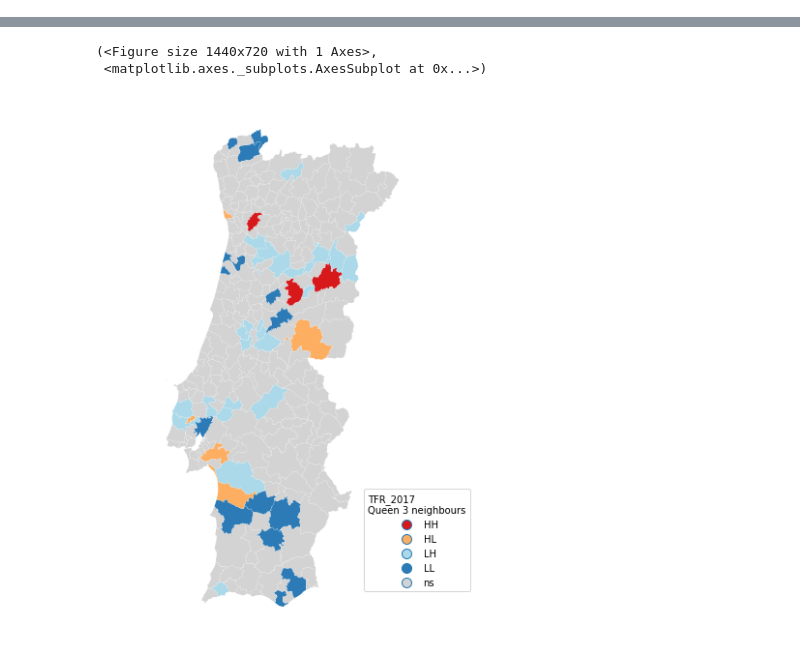
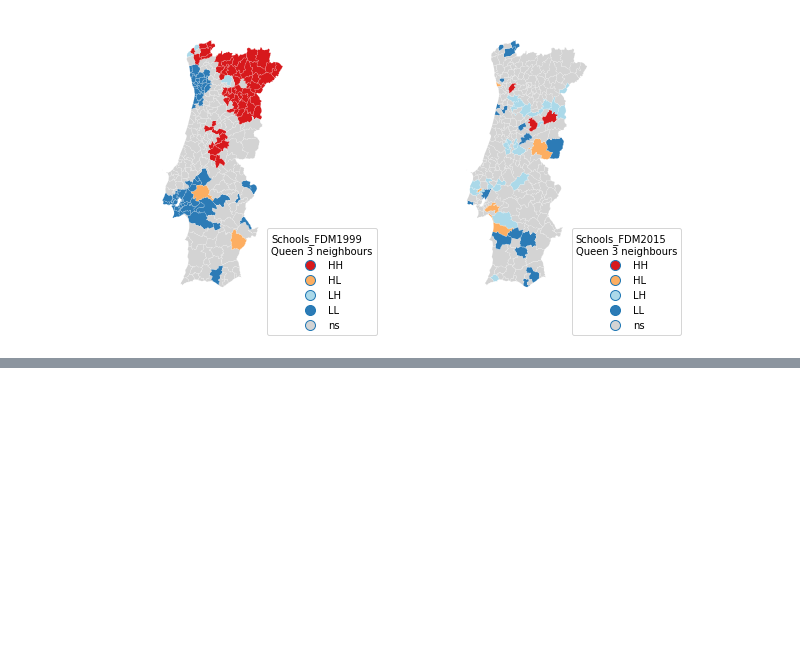
Before and after one commit to joaodolobo/Moran_I, a Jupyter notebook: MORAN_municipio.ipynb, the cells around one changed output, grey strips where cells are left out. Drawn from its saved outputs; the diff is of its cells as text; code cells hidden in the pictures; blank space fills up the shorter version.

```diff
--- a/MORAN_municipio.ipynb
+++ b/MORAN_municipio.ipynb
@@ -189,3 +180,21 @@ gdf_municipios_CAOP2018 = pd.merge(gdf_municipios_CAOP2018, df_Schools_FDM, how=
+# %%
+l = ['Schools_FDM1999', 'Schools_FDM2015']
+a = Local_moran_I(l, matrizes)
+
+fig, axs = plt.subplots(1,len(a),figsize = (10,5))
+i=0
+
+for x, value in dict.items(a):
+    legenda = {'loc': 'upper left', 'bbox_to_anchor': (0.8, 0.28),\
+    'title': x + '\n'+ value[0]}
+    lisa_cluster(value[1], gdf_municipios_CAOP2018.copy(), p=0.1, ax = axs [i], \
+    legend_kwds= legenda)
+    i+=1
+
+plt.savefig("C:/Users/jwolf/Documents/MEGA/03_Doutoramento/08_Apresentações_publicações/\
+Muhammad/Primary_Schools_FDM.png", dpi=600,  bbox_inches="tight")
+# %% [output]
+[figure, added]
 # %%
 gdf_municipios_CAOP2018.head(2)
 # %% [output]
@@ -193,17 +202,3 @@ gdf_municipios_CAOP2018.head(2)
 | 0 | POLYGON ((-14839.47989999963 1030... | ÁGUEDA | AVEIRO | 1019.01 | 1019.01 | 16D | Região de Aveiro | 0101 | Águeda | ... |
 | 1 | POLYGON ((-29041.31800000001 1089... | ALBERGARIA-A-VELHA | AVEIRO | 1535.86 | 1535.86 | 16D | Região de Aveiro | 0102 | Albergaria-a-Velha | ... |
 2 rows × 93 columns
-# %%
-moran = pysal.explore.esda.Moran_Local\
-(gdf_municipios_CAOP2018['TFR_FDM2015'], matrizes[1], transformation='r', permutations=999)
-
-#fig, ax = plt.plot(figsize=(10, 6))
-fig, ax = plt.subplots(figsize=(20, 10))
-# colors_list = ['#d7191c', '#fdae61', '#abd9e9', '#2c7bb6', 'black']
-legenda = {'loc': 'upper left', 'bbox_to_anchor': (0.8, 0.28),\
-'title': x + '\n'+ value[0]}
-lisa_cluster(moran, gdf_municipios_CAOP2018.copy(), p=0.1,legend_kwds= legenda, ax = ax)
-# %% [output]
-(<Figure size 1440x720 with 1 Axes>,
- <matplotlib.axes._subplots.AxesSubplot at 0x...>)
-[figure, removed]
```
Also changed, not shown: parts of 11 cells of this notebook.
